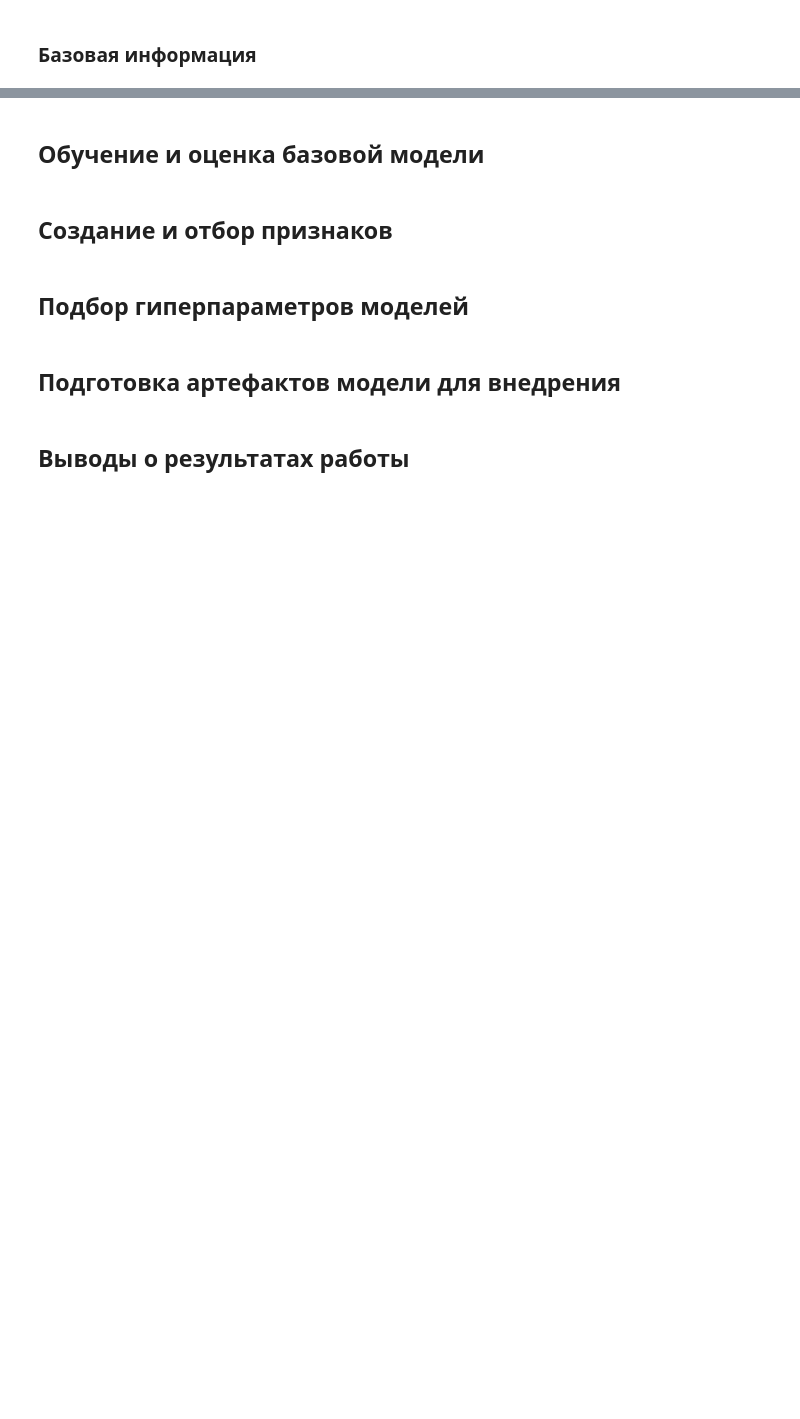
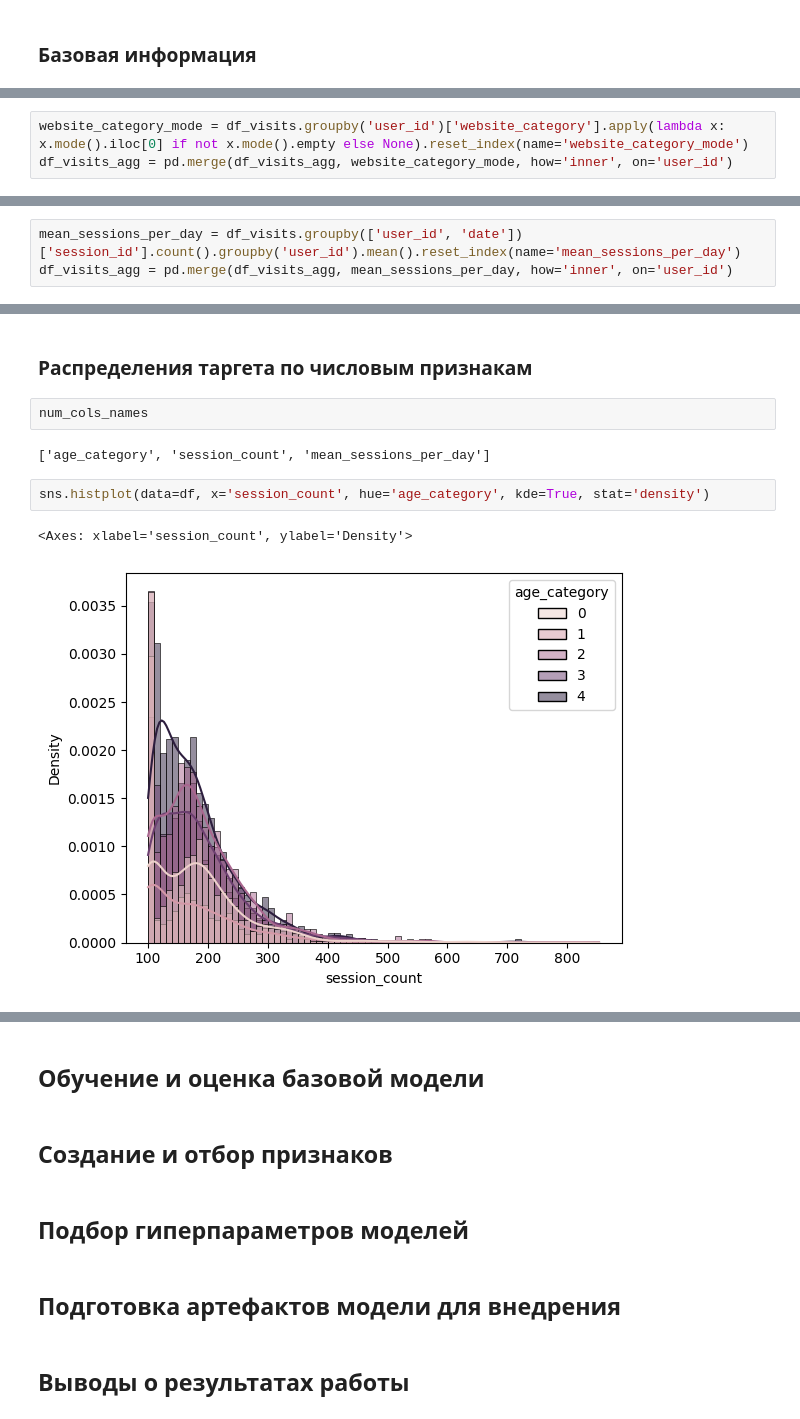
Before and after one commit to Plakhotniuk/practicum_ds, a Jupyter notebook: ml/multiclass_classification/project.ipynb, the cells around one changed output, grey strips where cells are left out. Drawn from its saved outputs; the diff is of its cells as text; blank space fills up the shorter version.

```diff
--- a/ml/multiclass_classification/project.ipynb
+++ b/ml/multiclass_classification/project.ipynb
@@ -357,0 +438,3 @@ get_base_df_info(name, data[name])
+# %%
+website_category_mode = df_visits.groupby('user_id')['website_category'].apply(lambda x: x.mode().iloc[0] if not x.mode().empty else None).reset_index(name='website_category_mode')
+df_visits_agg = pd.merge(df_visits_agg, website_category_mode, how='inner', on='user_id')
@@ -357,0 +443,3 @@ get_base_df_info(name, data[name])
+# %%
+mean_sessions_per_day = df_visits.groupby(['user_id', 'date'])['session_id'].count().groupby('user_id').mean().reset_index(name='mean_sessions_per_day')
+df_visits_agg = pd.merge(df_visits_agg, mean_sessions_per_day, how='inner', on='user_id')
@@ -357,0 +598,11 @@ get_base_df_info(name, data[name])
+# %% [markdown]
+### Распределения таргета по числовым признакам
+# %%
+num_cols_names
+# %% [output]
+['age_category', 'session_count', 'mean_sessions_per_day']
+# %%
+sns.histplot(data=df, x='session_count', hue='age_category', kde=True, stat='density')
+# %% [output]
+<Axes: xlabel='session_count', ylabel='Density'>
+[figure, added]
```
Also changed, not shown: parts of 74 cells of this notebook.
